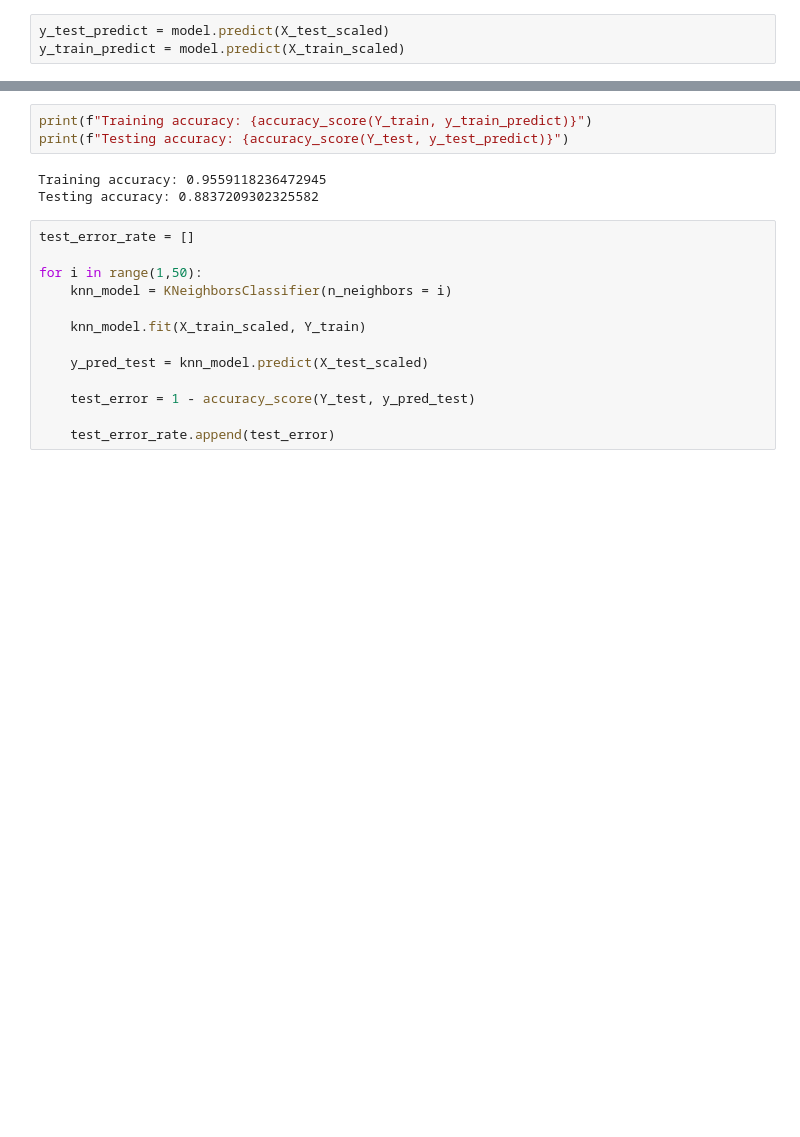
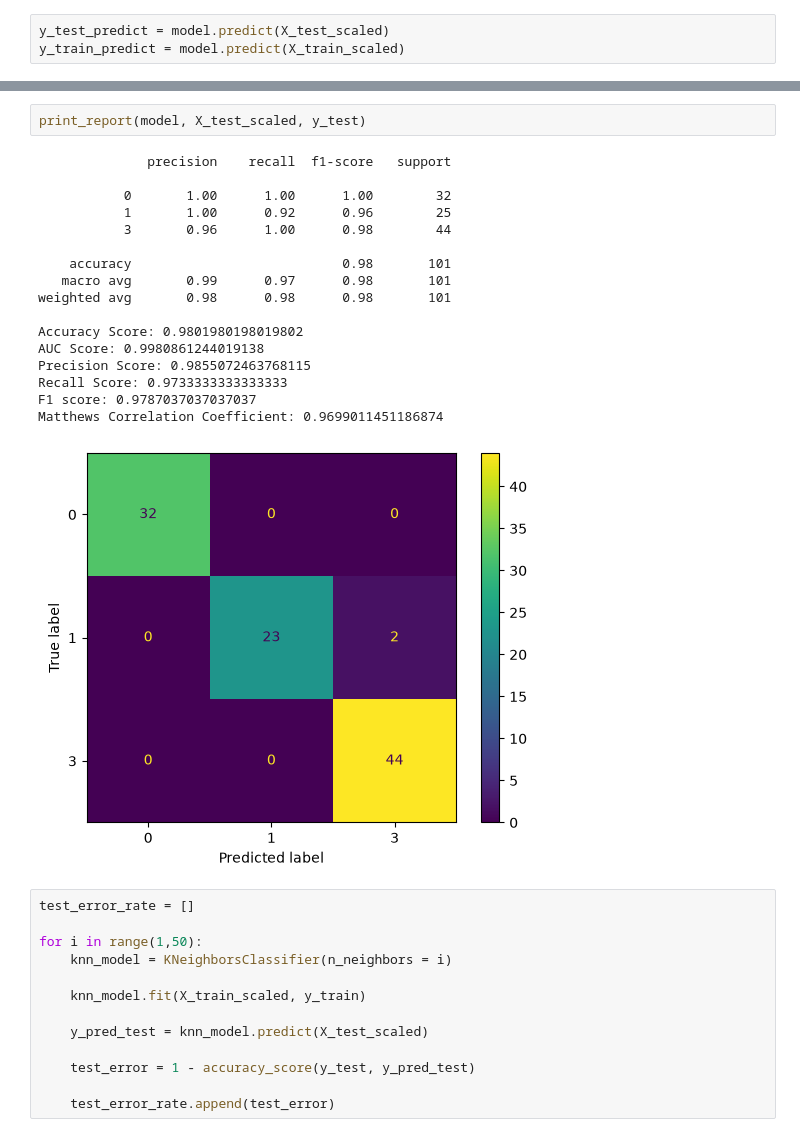
Before and after one commit to NikunjNPatel/ML-Assignment-2, a Jupyter notebook: model/k_nearest_neighbors.ipynb, the cells around one changed output, grey strips where cells are left out. Saved outputs shown, nothing was run; the diff lists cells and outputs as text; blank space fills up the shorter version.

```diff
--- a/model/k_nearest_neighbors.ipynb
+++ b/model/k_nearest_neighbors.ipynb
@@ -49,20 +77,34 @@ plt.show()
 # %%
-print(f"Training accuracy: {accuracy_score(Y_train, y_train_predict)}")
-print(f"Testing accuracy: {accuracy_score(Y_test, y_test_predict)}")
+print_report(model, X_test_scaled, y_test)
 # %% [output]
-Training accuracy: 0.9559118236472945
-Testing accuracy: 0.8837209302325582
+              precision    recall  f1-score   support
+
+           0       1.00      1.00      1.00        32
+           1       1.00      0.92      0.96        25
+           3       0.96      1.00      0.98        44
+
+    accuracy                           0.98       101
+   macro avg       0.99      0.97      0.98       101
+weighted avg       0.98      0.98      0.98       101
+
+Accuracy Score: 0.9801980198019802
+AUC Score: 0.9980861244019138
+Precision Score: 0.9855072463768115
+Recall Score: 0.9733333333333333
+F1 score: 0.9787037037037037
+Matthews Correlation Coefficient: 0.9699011451186874
+[figure, added]
 # %%
 test_error_rate = []
 
 for i in range(1,50):
     knn_model = KNeighborsClassifier(n_neighbors = i)
 
-    knn_model.fit(X_train_scaled, Y_train)
+    knn_model.fit(X_train_scaled, y_train)
 
     y_pred_test = knn_model.predict(X_test_scaled)
 
-    test_error = 1 - accuracy_score(Y_test, y_pred_test)
+    test_error = 1 - accuracy_score(y_test, y_pred_test)
 
     test_error_rate.append(test_error)
 # %%
```
Also changed, not shown: parts of 20 cells of this notebook, 12 other files.
